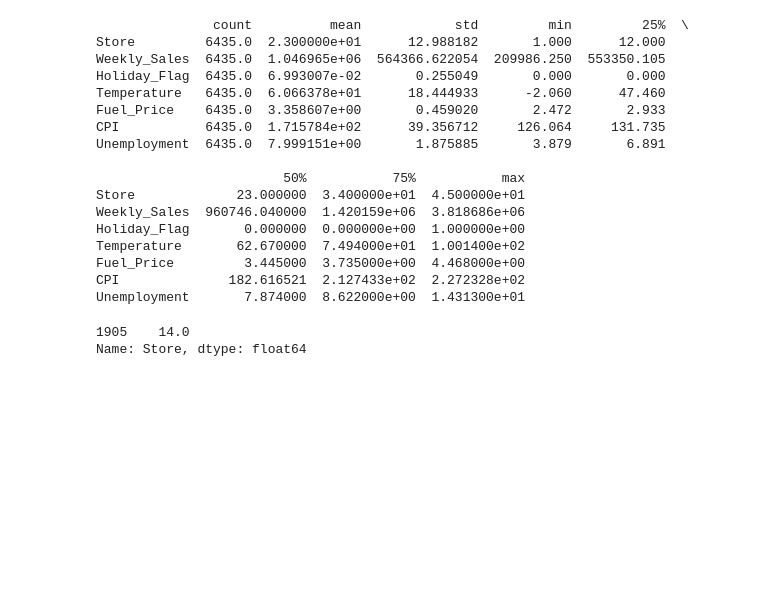
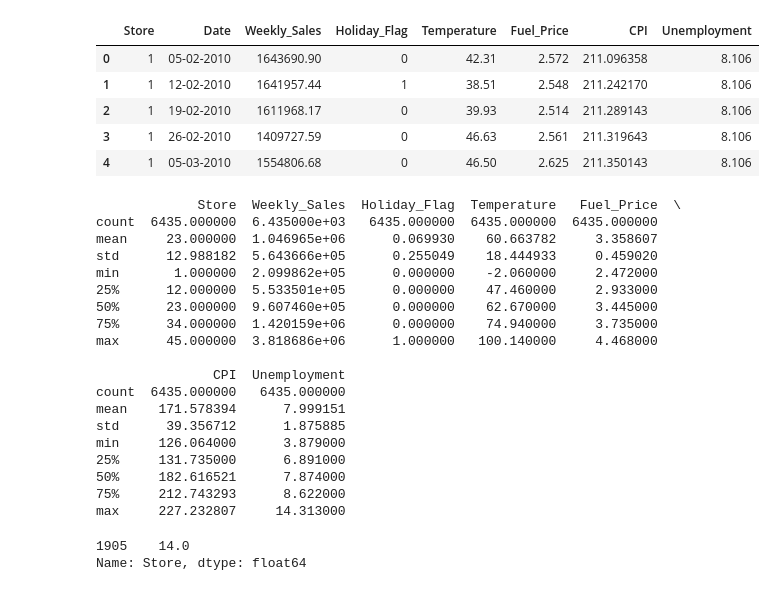
Before and after one commit to saitama951/Retail-Analysis-with-Walmart-Data, a Jupyter notebook: Retail_analysis_using_walmart_data.ipynb, the cells around one changed output. Saved outputs shown, nothing was run; the diff lists cells and outputs as text; code cells hidden in the pictures; blank space fills up the shorter version.

```diff
--- a/Retail_analysis_using_walmart_data.ipynb
+++ b/Retail_analysis_using_walmart_data.ipynb
@@ -13,24 +13,35 @@ walmart_dataset=pd.read_csv('C:/Users/Administrator/Desktop/simplilearn/projects
+# %%
+walmart_dataset.head()
+# %% [output]
+|  | Store | Date | Weekly_Sales | Holiday_Flag | Temperature | Fuel_Price | CPI | Unemployment |
+| 0 | 1 | 05-02-2010 | 1643690.90 | 0 | 42.31 | 2.572 | 211.096358 | 8.106 |
+| 1 | 1 | 12-02-2010 | 1641957.44 | 1 | 38.51 | 2.548 | 211.242170 | 8.106 |
+| 2 | 1 | 19-02-2010 | 1611968.17 | 0 | 39.93 | 2.514 | 211.289143 | 8.106 |
+| 3 | 1 | 26-02-2010 | 1409727.59 | 0 | 46.63 | 2.561 | 211.319643 | 8.106 |
+| 4 | 1 | 05-03-2010 | 1554806.68 | 0 | 46.50 | 2.625 | 211.350143 | 8.106 |
 # %%
-print(walmart_dataset.describe().transpose())
+print(walmart_dataset.describe())
 filter=walmart_dataset['Weekly_Sales']==walmart_dataset['Weekly_Sales'].max()
 # %% [output]
-               count          mean            std         min         25%  \
-Store         6435.0  2.300000e+01      12.988182       1.000      12.000
-Weekly_Sales  6435.0  1.046965e+06  564366.622054  209986.250  553350.105
-Holiday_Flag  6435.0  6.993007e-02       0.255049       0.000       0.000
-Temperature   6435.0  6.066378e+01      18.444933      -2.060      47.460
-Fuel_Price    6435.0  3.358607e+00       0.459020       2.472       2.933
-CPI           6435.0  1.715784e+02      39.356712     126.064     131.735
-Unemployment  6435.0  7.999151e+00       1.875885       3.879       6.891
+             Store  Weekly_Sales  Holiday_Flag  Temperature   Fuel_Price  \
+count  6435.000000  6.435000e+03   6435.000000  6435.000000  6435.000000
+mean     23.000000  1.046965e+06      0.069930    60.663782     3.358607
+std      12.988182  5.643666e+05      0.255049    18.444933     0.459020
+min       1.000000  2.099862e+05      0.000000    -2.060000     2.472000
+25%      12.000000  5.533501e+05      0.000000    47.460000     2.933000
+50%      23.000000  9.607460e+05      0.000000    62.670000     3.445000
+75%      34.000000  1.420159e+06      0.000000    74.940000     3.735000
+max      45.000000  3.818686e+06      1.000000   100.140000     4.468000
 
-                        50%           75%           max
-Store             23.000000  3.400000e+01  4.500000e+01
-Weekly_Sales  960746.040000  1.420159e+06  3.818686e+06
-Holiday_Flag       0.000000  0.000000e+00  1.000000e+00
-Temperature       62.670000  7.494000e+01  1.001400e+02
-Fuel_Price         3.445000  3.735000e+00  4.468000e+00
-CPI              182.616521  2.127433e+02  2.272328e+02
-Unemployment       7.874000  8.622000e+00  1.431300e+01
+               CPI  Unemployment
+count  6435.000000   6435.000000
+mean    171.578394      7.999151
+std      39.356712      1.875885
+min     126.064000      3.879000
+25%     131.735000      6.891000
+50%     182.616521      7.874000
+75%     212.743293      8.622000
+max     227.232807     14.313000
 # %%
 #store with maximum weekly sales
 print(walmart_dataset['Store'].where(filter).dropna())
```
Also changed, not shown: parts of 15 cells of this notebook.
